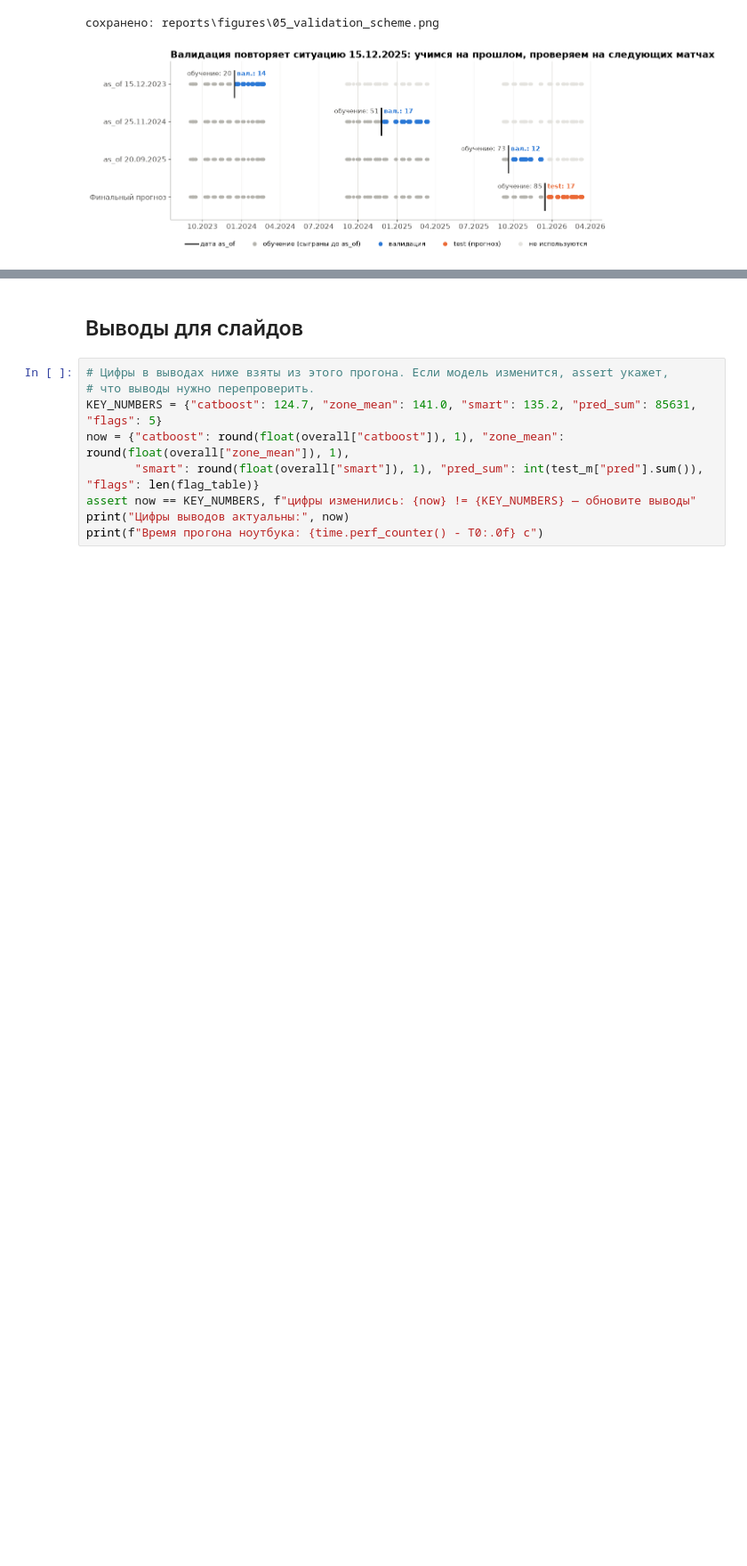
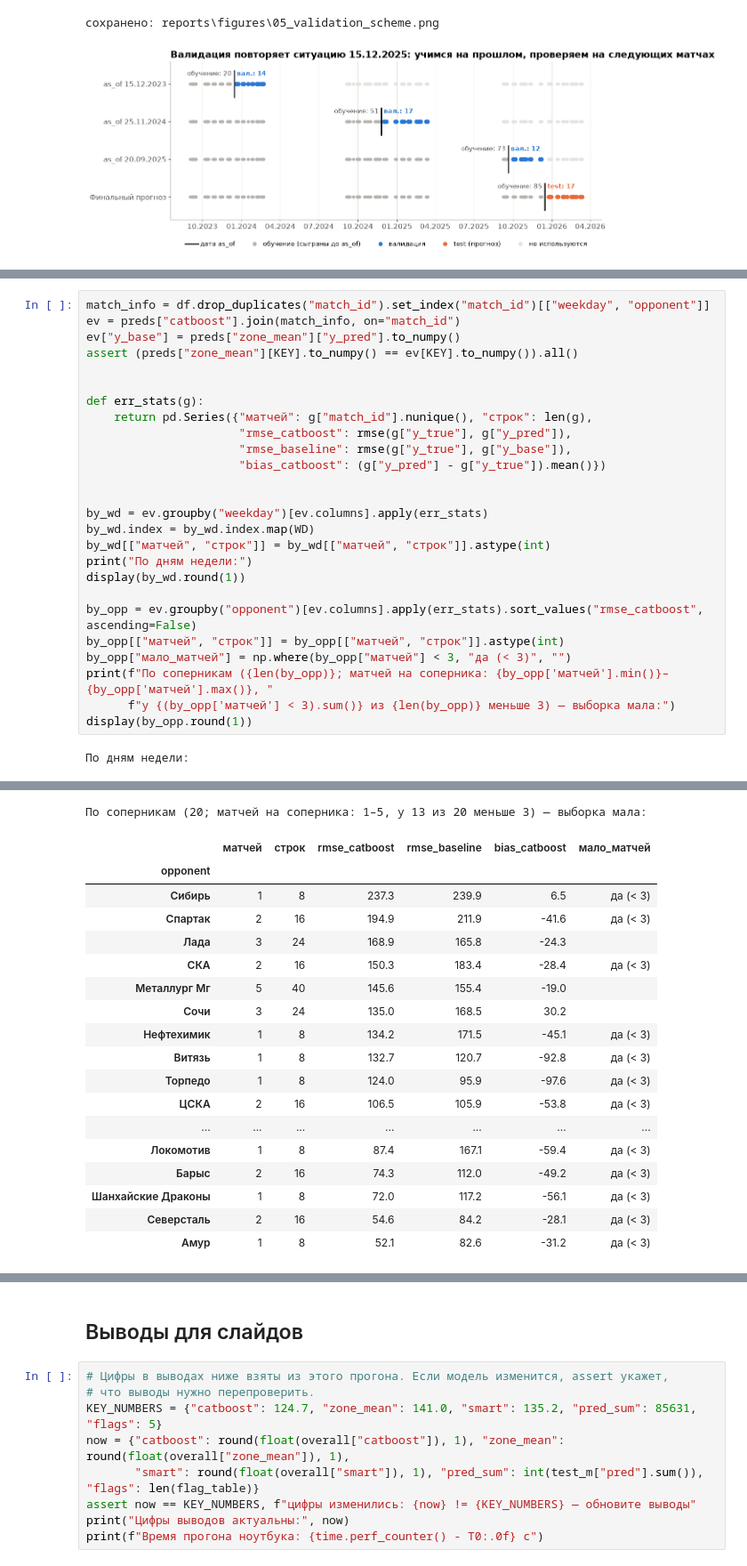
Before and after one commit to shertwg/datamatch-avangard, a Jupyter notebook: notebooks/04_report.ipynb, the cells around one changed output, grey strips where cells are left out. Shown at 89% size. Saved outputs shown, nothing was run; the diff lists cells and outputs as text; blank space fills up the shorter version.

```diff
--- a/notebooks/04_report.ipynb
+++ b/notebooks/04_report.ipynb
@@ -582,0 +627,28 @@ plt.show()
+# %%
+match_info = df.drop_duplicates("match_id").set_index("match_id")[["weekday", "opponent"]]
+ev = preds["catboost"].join(match_info, on="match_id")
+ev["y_base"] = preds["zone_mean"]["y_pred"].to_numpy()
+assert (preds["zone_mean"][KEY].to_numpy() == ev[KEY].to_numpy()).all()
+
+
+def err_stats(g):
+    return pd.Series({"матчей": g["match_id"].nunique(), "строк": len(g),
+                      "rmse_catboost": rmse(g["y_true"], g["y_pred"]),
+                      "rmse_baseline": rmse(g["y_true"], g["y_base"]),
+                      "bias_catboost": (g["y_pred"] - g["y_true"]).mean()})
+
+
+by_wd = ev.groupby("weekday")[ev.columns].apply(err_stats)
+by_wd.index = by_wd.index.map(WD)
+by_wd[["матчей", "строк"]] = by_wd[["матчей", "строк"]].astype(int)
+print("По дням недели:")
+display(by_wd.round(1))
+
+by_opp = ev.groupby("opponent")[ev.columns].apply(err_stats).sort_values("rmse_catboost", ascending=False)
+by_opp[["матчей", "строк"]] = by_opp[["матчей", "строк"]].astype(int)
+by_opp["мало_матчей"] = np.where(by_opp["матчей"] < 3, "да (< 3)", "")
+print(f"По соперникам ({len(by_opp)}; матчей на соперника: {by_opp['матчей'].min()}–{by_opp['матчей'].max()}, "
+      f"у {(by_opp['матчей'] < 3).sum()} из {len(by_opp)} меньше 3) — выборка мала:")
+display(by_opp.round(1))
+# %% [output]
+По дням недели:
@@ -582,0 +664,19 @@ plt.show()
+По соперникам (20; матчей на соперника: 1–5, у 13 из 20 меньше 3) — выборка мала:
+|  | матчей | строк | rmse_catboost | rmse_baseline | bias_catboost | мало_матчей |
+| opponent |  |  |  |  |  |  |
+| Сибирь | 1 | 8 | 237.3 | 239.9 | 6.5 | да (< 3) |
+| Спартак | 2 | 16 | 194.9 | 211.9 | -41.6 | да (< 3) |
+| Лада | 3 | 24 | 168.9 | 165.8 | -24.3 |  |
+| СКА | 2 | 16 | 150.3 | 183.4 | -28.4 | да (< 3) |
+| Металлург Мг | 5 | 40 | 145.6 | 155.4 | -19.0 |  |
+| Сочи | 3 | 24 | 135.0 | 168.5 | 30.2 |  |
+| Нефтехимик | 1 | 8 | 134.2 | 171.5 | -45.1 | да (< 3) |
+| Витязь | 1 | 8 | 132.7 | 120.7 | -92.8 | да (< 3) |
+| Торпедо | 1 | 8 | 124.0 | 95.9 | -97.6 | да (< 3) |
+| ЦСКА | 2 | 16 | 106.5 | 105.9 | -53.8 | да (< 3) |
+| ... | ... | ... | ... | ... | ... | ... |
+| Локомотив | 1 | 8 | 87.4 | 167.1 | -59.4 | да (< 3) |
+| Барыс | 2 | 16 | 74.3 | 112.0 | -49.2 | да (< 3) |
+| Шанхайские Драконы | 1 | 8 | 72.0 | 117.2 | -56.1 | да (< 3) |
+| Северсталь | 2 | 16 | 54.6 | 84.2 | -28.1 | да (< 3) |
+| Амур | 1 | 8 | 52.1 | 82.6 | -31.2 | да (< 3) |
```
Also changed, not shown: parts of 7 cells of this notebook, 3 other files.
